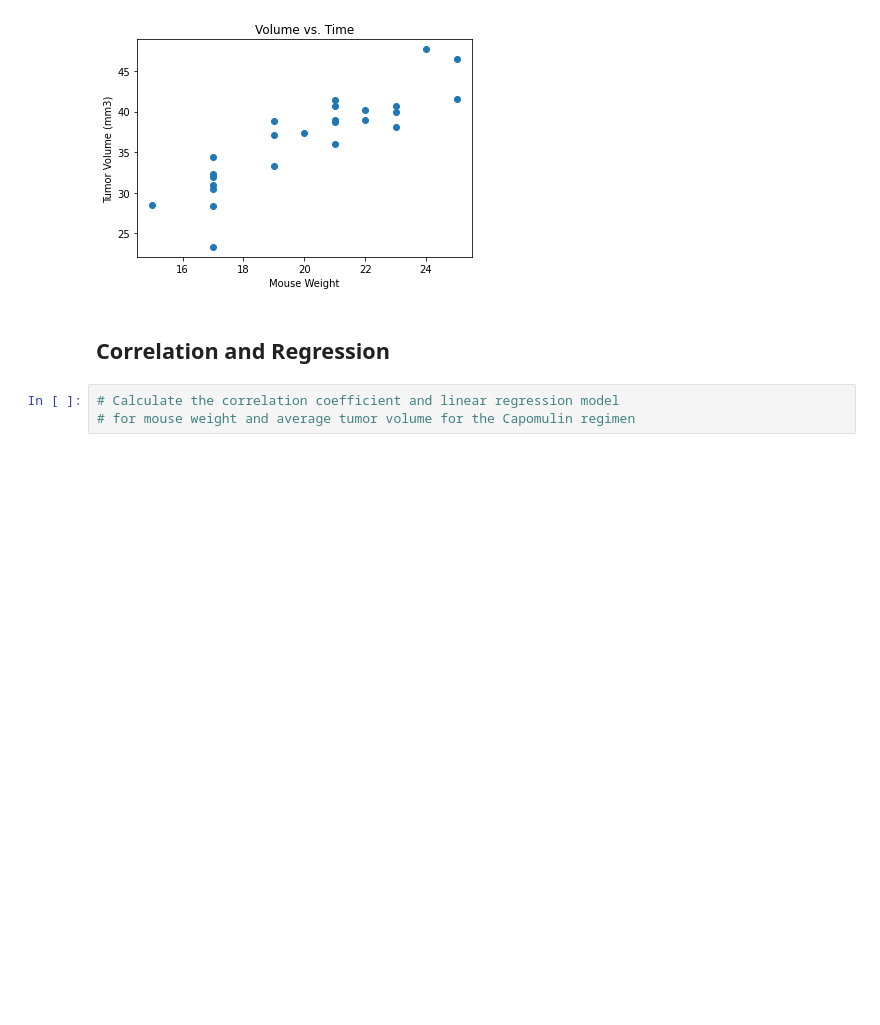
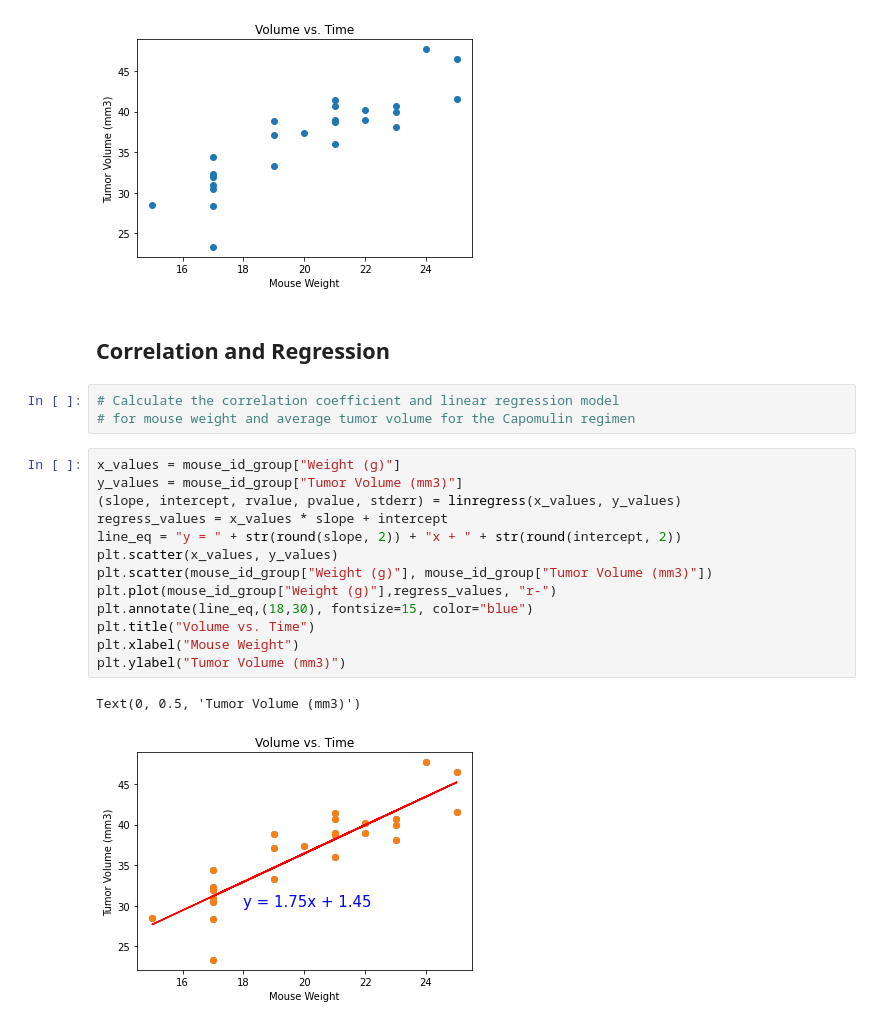
Before and after one commit to Navilongo/Pharmaceutical-Analysis-with-Python, a Jupyter notebook: pymaceuticals.ipynb, the cells around one changed output. Saved outputs shown, nothing was run; the diff lists cells and outputs as text; blank space fills up the shorter version.

Commit message:
Added regression on new scatter and missing correlation

```diff
--- a/pymaceuticals.ipynb
+++ b/pymaceuticals.ipynb
@@ -371,3 +372,19 @@ plt.scatter(mouse_id_group["Weight (g)"], mouse_id_group["Tumor Volume (mm3)"])
 # %%
 # Calculate the correlation coefficient and linear regression model
 # for mouse weight and average tumor volume for the Capomulin regimen
+# %%
+x_values = mouse_id_group["Weight (g)"]
+y_values = mouse_id_group["Tumor Volume (mm3)"]
+(slope, intercept, rvalue, pvalue, stderr) = linregress(x_values, y_values)
+regress_values = x_values * slope + intercept
+line_eq = "y = " + str(round(slope, 2)) + "x + " + str(round(intercept, 2))
+plt.scatter(x_values, y_values)
+plt.scatter(mouse_id_group["Weight (g)"], mouse_id_group["Tumor Volume (mm3)"])
+plt.plot(mouse_id_group["Weight (g)"],regress_values, "r-")
+plt.annotate(line_eq,(18,30), fontsize=15, color="blue")
+plt.title("Volume vs. Time")
+plt.xlabel("Mouse Weight")
+plt.ylabel("Tumor Volume (mm3)")
+# %% [output]
+Text(0, 0.5, 'Tumor Volume (mm3)')
+[figure, added]
```
Also changed, not shown: parts of 2 cells of this notebook.
